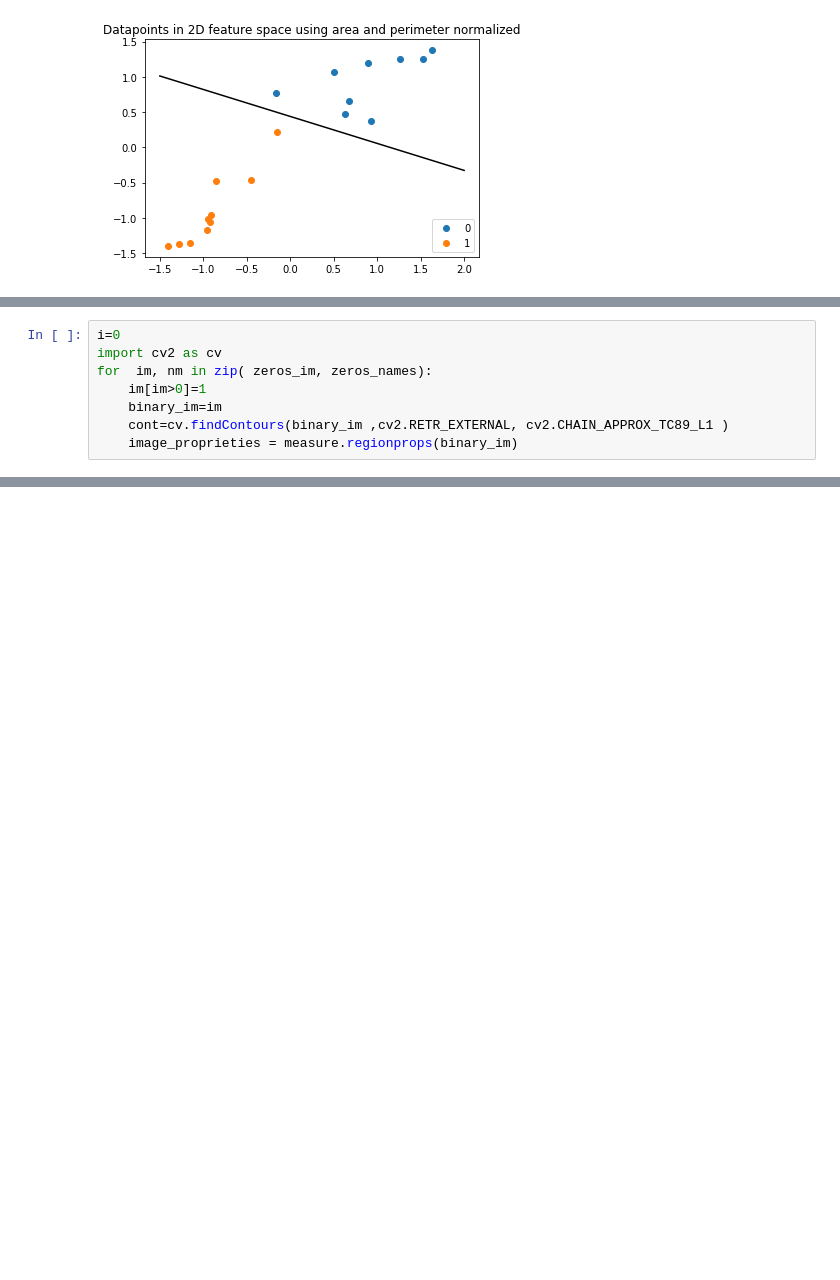
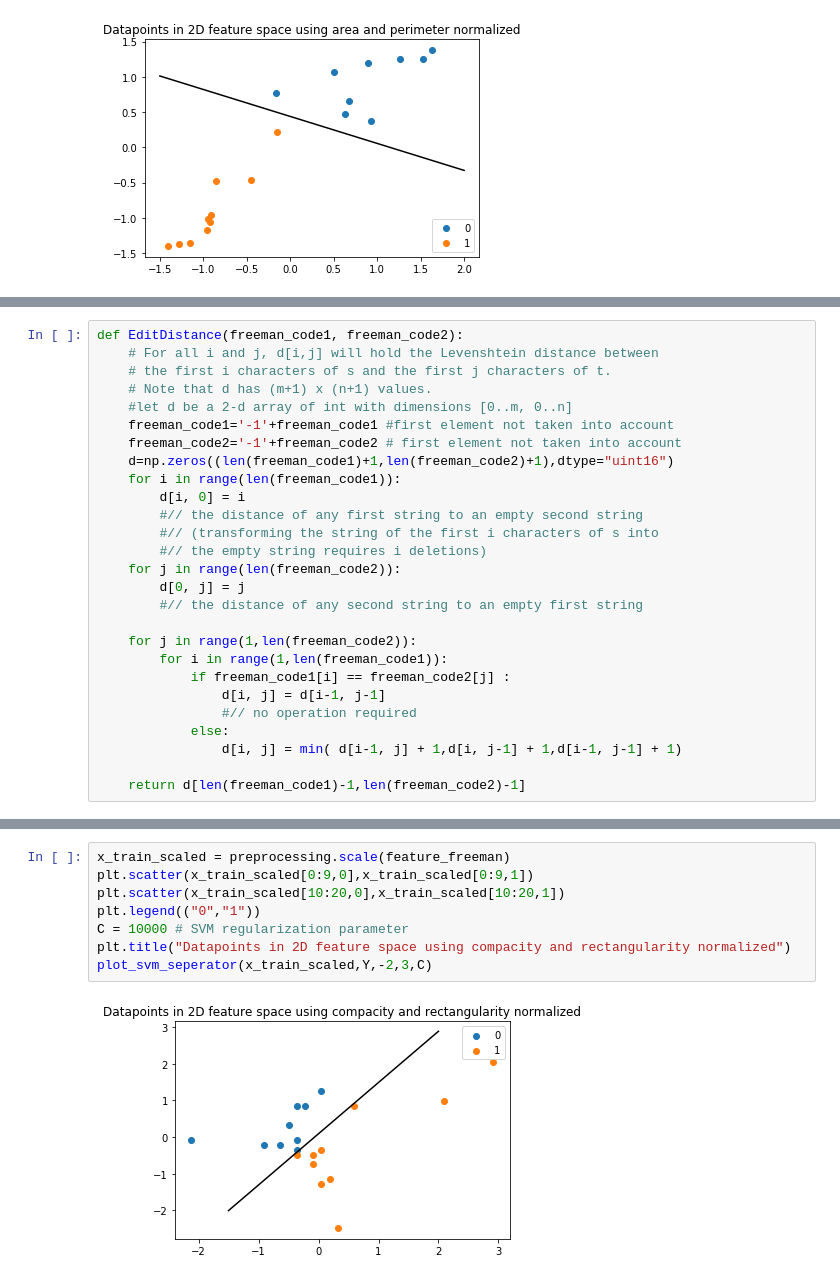
Before and after one commit to mfendri2/ImageAnalysisEPFL, a Jupyter notebook: Lab2_object_des/lab_02_object_description.ipynb, the cells around one changed output, grey strips where cells are left out. Saved outputs shown, nothing was run; the diff lists cells and outputs as text; blank space fills up the shorter version.

Commit message:
Freeman code and hough transform implmented

```diff
--- a/Lab2_object_des/lab_02_object_description.ipynb
+++ b/Lab2_object_des/lab_02_object_description.ipynb
@@ -213,8 +214,0 @@ plot_svm_seperator(x_train_scaled,Y,-1.5,2,C)
-# %%
-i=0
-import cv2 as cv
-for  im, nm in zip( zeros_im, zeros_names):
-    im[im>0]=1
-    binary_im=im
-    cont=cv.findContours(binary_im ,cv2.RETR_EXTERNAL, cv2.CHAIN_APPROX_TC89_L1 )
-    image_proprieties = measure.regionprops(binary_im)
@@ -220,0 +267,27 @@ for  im, nm in zip( zeros_im, zeros_names):
+# %%
+def EditDistance(freeman_code1, freeman_code2):
+    # For all i and j, d[i,j] will hold the Levenshtein distance between
+    # the first i characters of s and the first j characters of t.
+    # Note that d has (m+1) x (n+1) values.
+    #let d be a 2-d array of int with dimensions [0..m, 0..n]
+    freeman_code1='-1'+freeman_code1 #first element not taken into account
+    freeman_code2='-1'+freeman_code2 # first element not taken into account
+    d=np.zeros((len(freeman_code1)+1,len(freeman_code2)+1),dtype="uint16")
+    for i in range(len(freeman_code1)):
+        d[i, 0] = i
+        #// the distance of any first string to an empty second string
+        #// (transforming the string of the first i characters of s into
+        #// the empty string requires i deletions)
+    for j in range(len(freeman_code2)):
+        d[0, j] = j
+        #// the distance of any second string to an empty first string
+
+    for j in range(1,len(freeman_code2)):
+        for i in range(1,len(freeman_code1)):
+            if freeman_code1[i] == freeman_code2[j] :
+                d[i, j] = d[i-1, j-1]
+                #// no operation required
+            else:
+                d[i, j] = min( d[i-1, j] + 1,d[i, j-1] + 1,d[i-1, j-1] + 1)
+
+    return d[len(freeman_code1)-1,len(freeman_code2)-1]
@@ -220,0 +339,10 @@ for  im, nm in zip( zeros_im, zeros_names):
+# %%
+x_train_scaled = preprocessing.scale(feature_freeman)
+plt.scatter(x_train_scaled[0:9,0],x_train_scaled[0:9,1])
+plt.scatter(x_train_scaled[10:20,0],x_train_scaled[10:20,1])
+plt.legend(("0","1"))
+C = 10000 # SVM regularization parameter
+plt.title("Datapoints in 2D feature space using compacity and rectangularity normalized")
+plot_svm_seperator(x_train_scaled,Y,-2,3,C)
+# %% [output]
+[figure, added]
```
Also changed, not shown: parts of 14 cells of this notebook.
